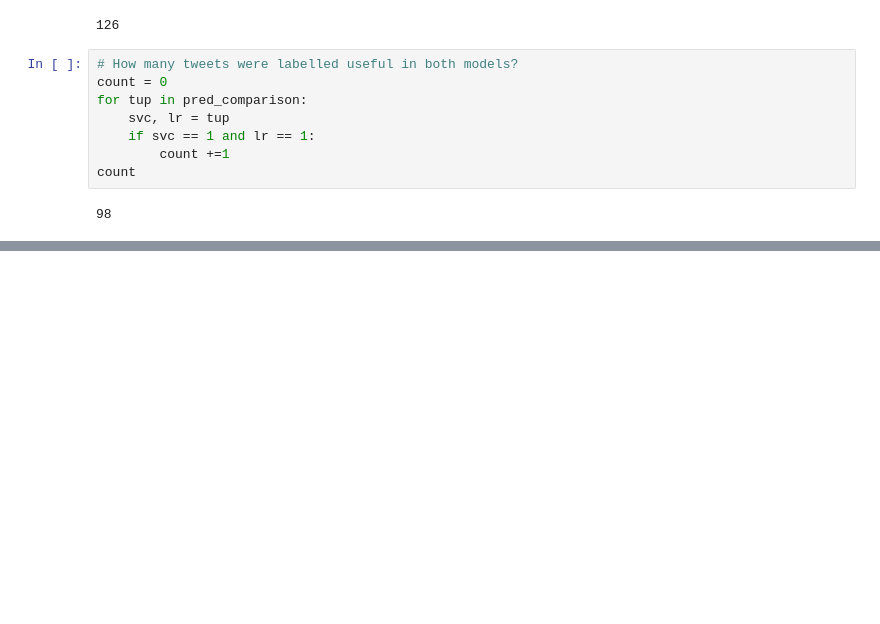
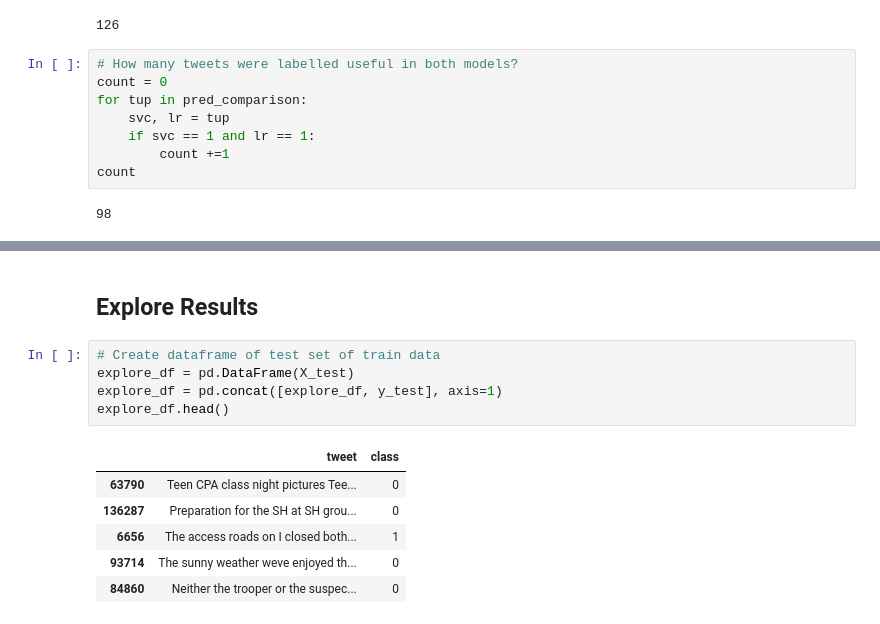
Before and after one commit to KellySlatery/client_project, a Jupyter notebook: 07_Model_Data_1.ipynb, the cells around one changed output, grey strips where cells are left out. Cells and saved outputs as stored; diff of their text form; blank space fills up the shorter version.

```diff
--- a/07_Model_Data_1.ipynb
+++ b/07_Model_Data_1.ipynb
@@ -567,0 +612,14 @@ count
+# %% [markdown]
+## Explore Results
+# %%
+# Create dataframe of test set of train data
+explore_df = pd.DataFrame(X_test)
+explore_df = pd.concat([explore_df, y_test], axis=1)
+explore_df.head()
+# %% [output]
+|  | tweet | class |
+| 63790 | Teen CPA class night pictures Tee... | 0 |
+| 136287 | Preparation for the SH at SH grou... | 0 |
+| 6656 | The access roads on I closed both... | 1 |
+| 93714 | The sunny weather weve enjoyed th... | 0 |
+| 84860 | Neither the trooper or the suspec... | 0 |
```
Also changed, not shown: parts of 8 cells of this notebook, 6 other files.
